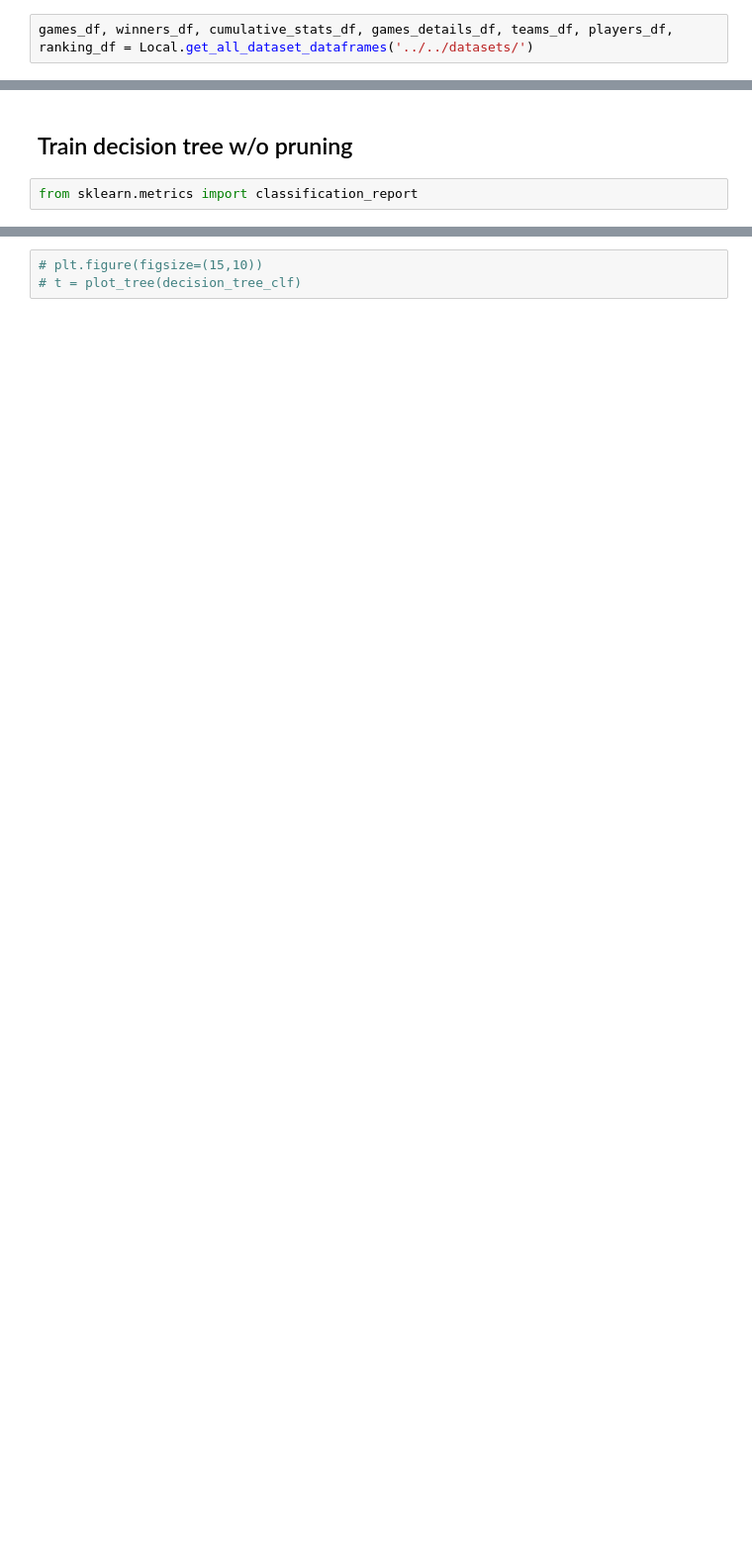
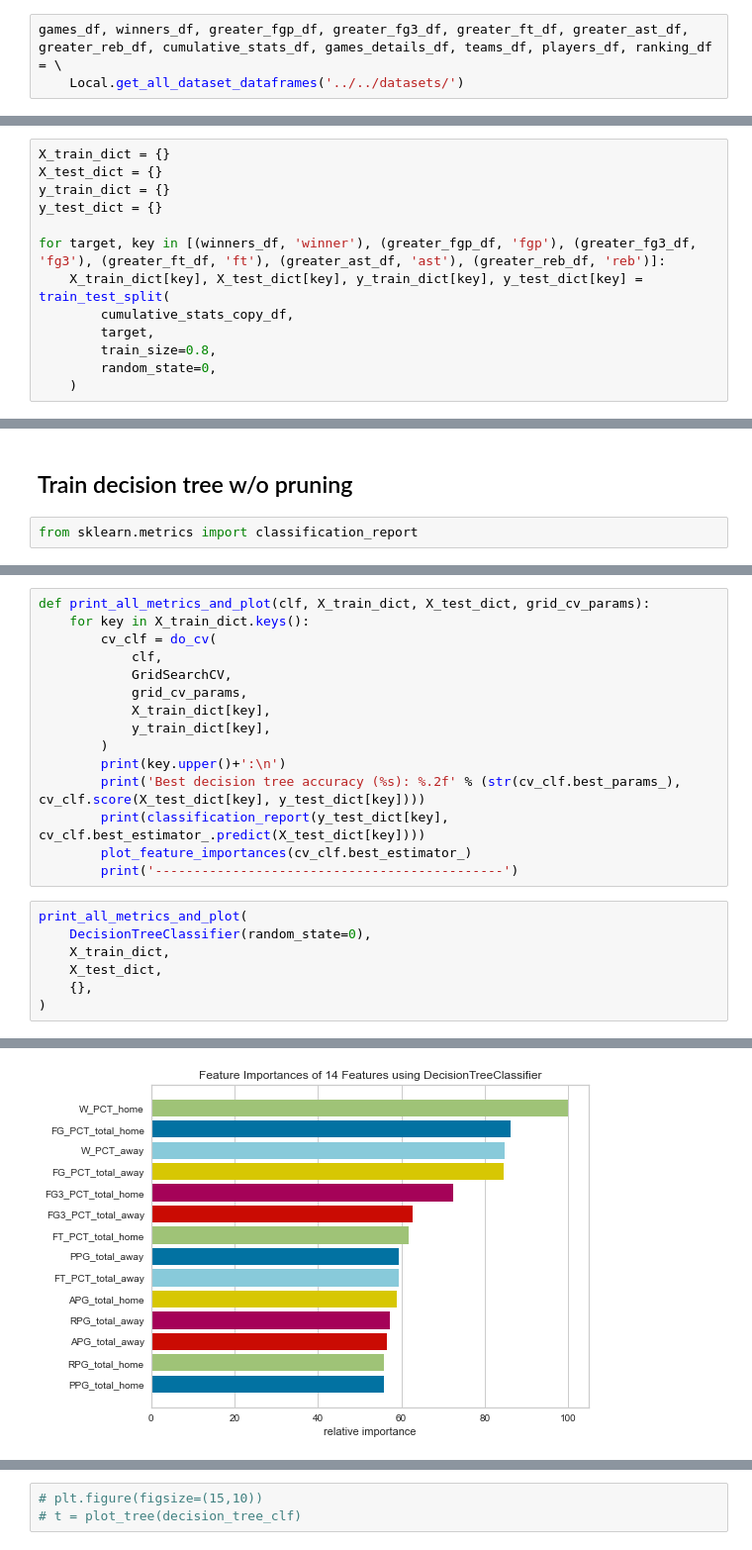
Before and after one commit to psalire/cmpe255-term-project, a Jupyter notebook: classifiers/decision-tree/decision_tree.ipynb, the cells around one changed output, grey strips where cells are left out. Shown at 99% size. Cells and saved outputs as stored; diff of their text form; blank space fills up the shorter version.

Commit message:
decision tree use new target data

```diff
--- a/classifiers/decision-tree/decision_tree.ipynb
+++ b/classifiers/decision-tree/decision_tree.ipynb
@@ -15,4 +100,5 @@ from sklearn.preprocessing import StandardScaler
 from sklearn.model_selection import GridSearchCV, RandomizedSearchCV
 from sklearn.model_selection import train_test_split
 # %%
-games_df, winners_df, cumulative_stats_df, games_details_df, teams_df, players_df, ranking_df = Local.get_all_dataset_dataframes('../../datasets/')
+games_df, winners_df, greater_fgp_df, greater_fg3_df, greater_ft_df, greater_ast_df, greater_reb_df, cumulative_stats_df, games_details_df, teams_df, players_df, ranking_df = \
+    Local.get_all_dataset_dataframes('../../datasets/')
@@ -112,0 +262,13 @@ X_train, X_test, y_train, y_test = train_test_split(
+# %%
+X_train_dict = {}
+X_test_dict = {}
+y_train_dict = {}
+y_test_dict = {}
+
+for target, key in [(winners_df, 'winner'), (greater_fgp_df, 'fgp'), (greater_fg3_df, 'fg3'), (greater_ft_df, 'ft'), (greater_ast_df, 'ast'), (greater_reb_df, 'reb')]:
+    X_train_dict[key], X_test_dict[key], y_train_dict[key], y_test_dict[key] = train_test_split(
+        cumulative_stats_copy_df,
+        target,
+        train_size=0.8,
+        random_state=0,
+    )
@@ -136,0 +324,23 @@ from yellowbrick.model_selection import FeatureImportances
+# %%
+def print_all_metrics_and_plot(clf, X_train_dict, X_test_dict, grid_cv_params):
+    for key in X_train_dict.keys():
+        cv_clf = do_cv(
+            clf,
+            GridSearchCV,
+            grid_cv_params,
+            X_train_dict[key],
+            y_train_dict[key],
+        )
+        print(key.upper()+':\n')
+        print('Best decision tree accuracy (%s): %.2f' % (str(cv_clf.best_params_), cv_clf.score(X_test_dict[key], y_test_dict[key])))
+        print(classification_report(y_test_dict[key], cv_clf.best_estimator_.predict(X_test_dict[key])))
+        plot_feature_importances(cv_clf.best_estimator_)
+        print('---------------------------------------------')
+# %%
+print_all_metrics_and_plot(
+    DecisionTreeClassifier(random_state=0),
+    X_train_dict,
+    X_test_dict,
+    {},
+)
+# %% [output]
@@ -136,0 +371 @@ from yellowbrick.model_selection import FeatureImportances
+[figure, added]
```
Also changed, not shown: parts of 45 cells of this notebook.
